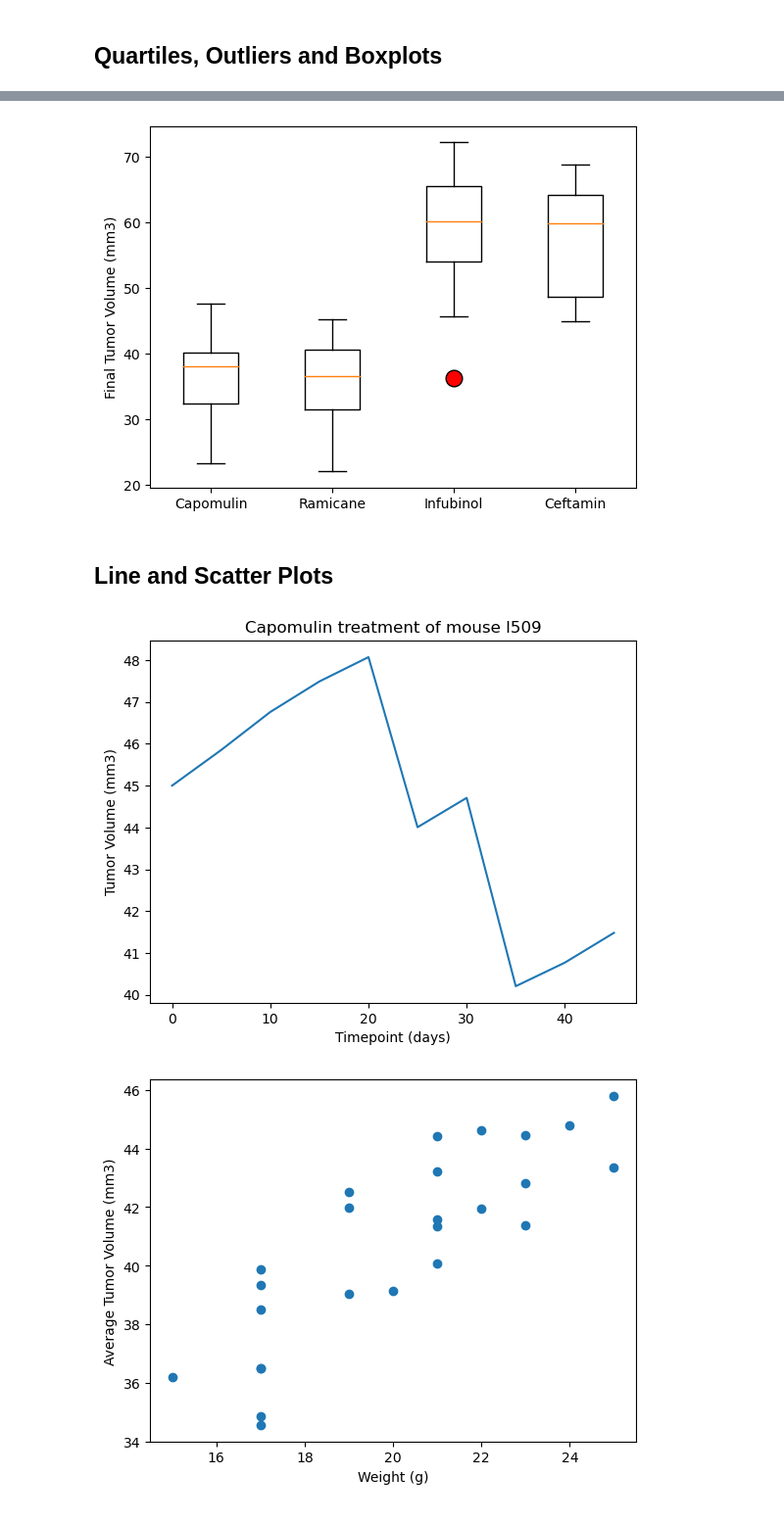
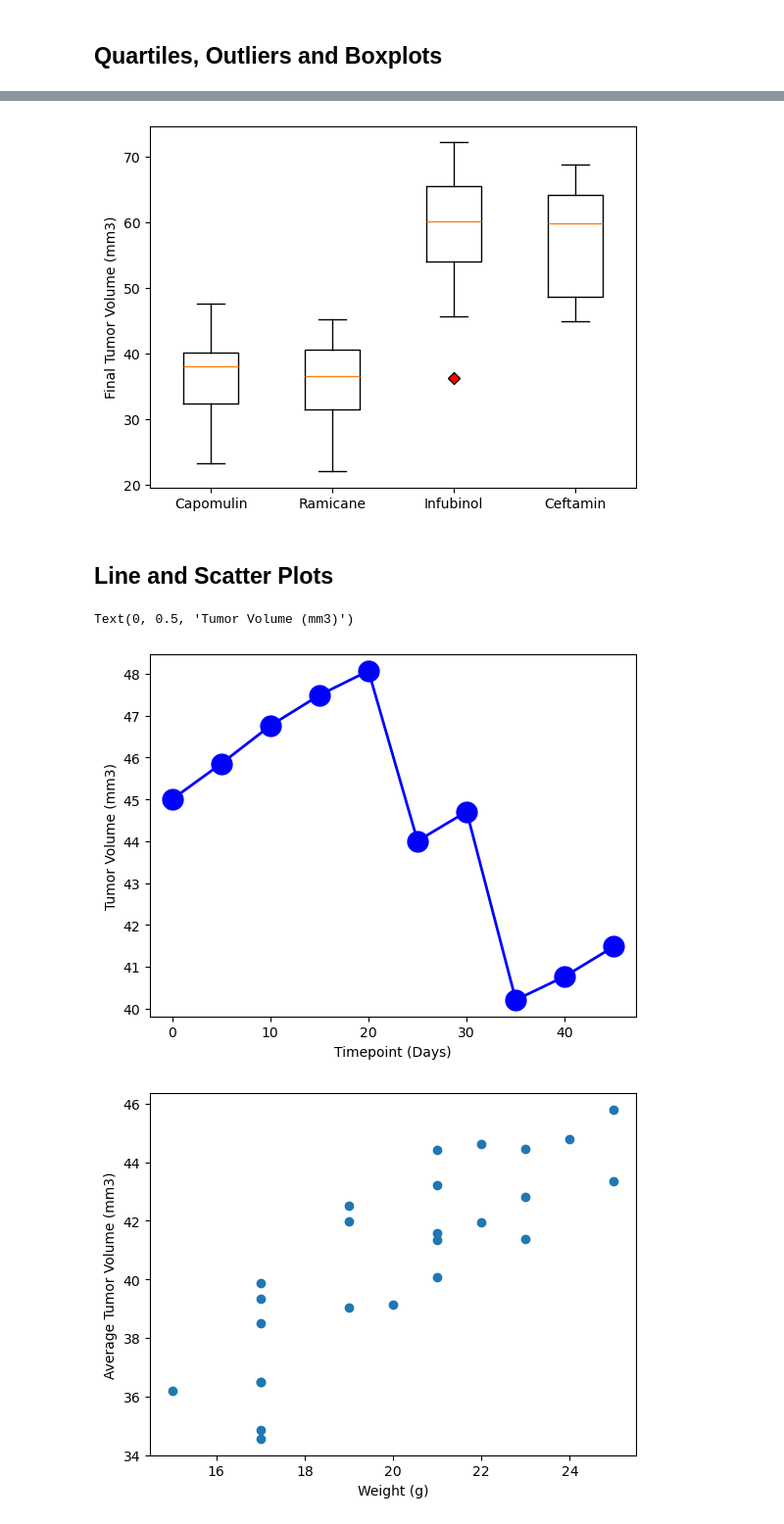
Before and after one commit to w7negreiros/matplotlib_challenge_2024, a Jupyter notebook: Pymaceuticals/pymaceuticals_starter.ipynb, the cells around one changed output, grey strips where cells are left out. Shown at 98% size. Saved outputs shown, nothing was run; the diff lists cells and outputs as text; code cells hidden in the pictures.

```diff
--- a/Pymaceuticals/pymaceuticals_starter.ipynb
+++ b/Pymaceuticals/pymaceuticals_starter.ipynb
@@ -20,7 +20,8 @@ mouse_metadata = pd.read_csv(mouse_metadata_path)
 study_results = pd.read_csv(study_results_path)
 
 # Combine the data into a single DataFrame
-mouse_metadata
+merge_df = pd.merge(mouse_metadata, study_results, on = "Mouse ID")
 
 # Display the data table for preview
+merge_df.head()
 # %% [output]
@@ -35,2 +37,6 @@ mouse_metadata
 # %% [output]
 249
+# %%
+# Our data should be uniquely identified by Mouse ID and Timepoint
+duplicate_mice_ID = merge_df.loc[merge_df.duplicated(subset=['Mouse ID', 'Timepoint']),'Mouse ID'].unique()
+duplicate_mice_ID
@@ -59,3 +75,5 @@ array(['g989'], dtype=object)
 # %%
 # Create a clean DataFrame by dropping the duplicate mouse by its ID.
+clean_df = merge_df[merge_df['Mouse ID'].isin(duplicate_mice_ID)==False]
+clean_df.head()
 # %% [output]
@@ -132,8 +208,16 @@ array(['g989'], dtype=object)
 # %%
 # Calculate the final tumor volume of each mouse across four of the treatment regimens:
 # Capomulin, Ramicane, Infubinol, and Ceftamin
+Capomulin_df = clean_df.loc[clean_df["Drug Regimen"] == "Capomulin",:]
+Ramicane_df = clean_df.loc[clean_df["Drug Regimen"] == "Ramicane", :]
+Infubinol_df = clean_df.loc[clean_df["Drug Regimen"] == "Infubinol", :]
+Ceftamin_df = clean_df.loc[clean_df["Drug Regimen"] == "Ceftamin", :]
 
 # Start by getting the last (greatest) timepoint for each mouse
-
+last_timepoint = merge_df.groupby("Mouse ID")
+last_timepoint = last_timepoint["Timepoint"].max()
+last_timepoint_df = pd.DataFrame(last_timepoint)
 
 # Merge this group df with the original DataFrame to get the tumor volume at the last timepoint
+tumor_volume_df = pd.merge(last_timepoint_df, merge_df, on = ["Mouse ID","Timepoint"])
+tumor_volume_df.head()
@@ -163,12 +297,30 @@ Ceftamin's potential outliers: Series([], Name: Tumor Volume (mm3), dtype: float
 # %%
 # Generate a box plot that shows the distrubution of the tumor volume for each treatment group.
+red_ball = dict(markerfacecolor = "r", marker = "D")
+fig1, ax1 = plt.subplots()
+ax1.set_ylabel("Final Tumor Volume (mm3)")
+ax1.boxplot(tumor_vol, flierprops = red_ball)
+ax1.set_xticklabels(treatments)
+plt.show()
 # %% [output]
-[figure, old version]
+[figure, new version]
 # %% [markdown]
 ## Line and Scatter Plots
 # %%
 # Generate a line plot of tumor volume vs. time point for a single mouse treated with Capomulin
+
+forline_df = Capomulin_df.loc[Capomulin_df["Mouse ID"] == "l509",:]
+forline_df.head()
+x_axis = forline_df["Timepoint"]
+tumsiz = forline_df["Tumor Volume (mm3)"]
+
+fig1, ax1 = plt.subplots()
+
+plt.plot(x_axis, tumsiz,linewidth=2, markersize=15,marker="o",color="blue", label="Fahreneit")
+plt.xlabel('Timepoint (Days)')
+plt.ylabel('Tumor Volume (mm3)')
 # %% [output]
+Text(0, 0.5, 'Tumor Volume (mm3)')
-[figure, old version]
+[figure, new version]
 # %%
 # Generate a scatter plot of mouse weight vs. the average observed tumor volume for the entire Capomulin regimen
```
Also changed, not shown: parts of 20 cells of this notebook, 1 other file.
